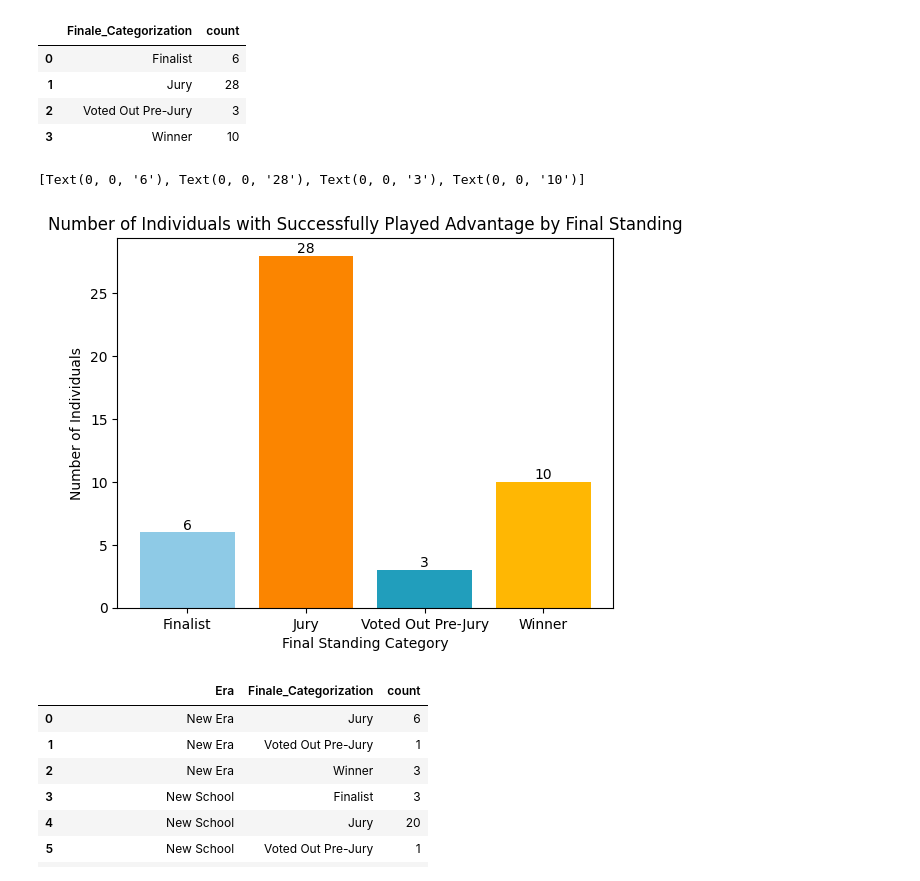
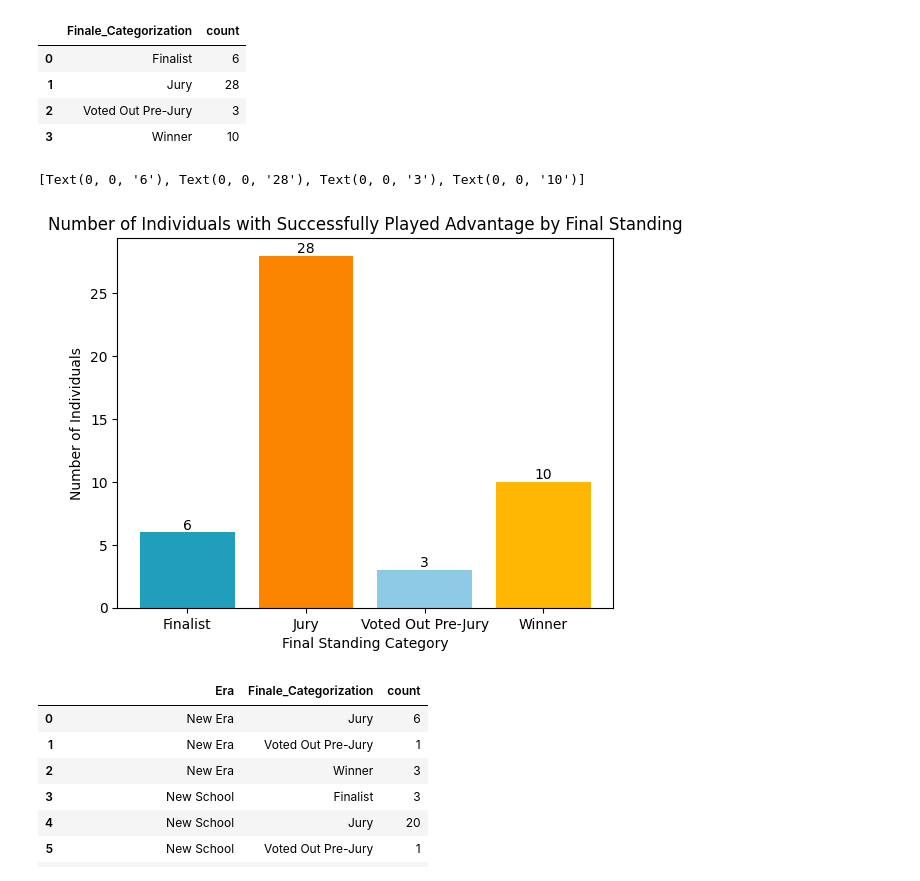
Before and after one commit to akerdolff/Survivor, a Jupyter notebook: Survivor_Analysis.ipynb, the cells around one changed output. Drawn from its saved outputs; the diff is of its cells as text; code cells hidden in the pictures.

```diff
--- a/Survivor_Analysis.ipynb
+++ b/Survivor_Analysis.ipynb
@@ -479,14 +481,14 @@ df_finale_categorization_successfully_played_advantage
 # %%
 #visualization of number of individuals with an advantage successfully played grouped by finale categorization
 
 plt.title('Number of Individuals with Successfully Played Advantage by Final Standing')
-bars = plt.bar(df_finale_categorization_successfully_played_advantage['Finale_Categorization'], df_finale_categorization_successfully_played_advantage['count'], color = ['#8ecae6', '#fb8500', '#219ebc', '#ffb703'])
+bars = plt.bar(df_finale_categorization_successfully_played_advantage['Finale_Categorization'], df_finale_categorization_successfully_played_advantage['count'], color = [ '#219ebc', '#fb8500', '#8ecae6', '#ffb703'])
 plt.ylabel('Number of Individuals')
 plt.xlabel('Final Standing Category')
 plt.bar_label(bars)
 # %% [output]
 [Text(0, 0, '6'), Text(0, 0, '28'), Text(0, 0, '3'), Text(0, 0, '10')]
-[figure, old version]
+[figure, new version]
 # %%
 #Query: Number of individuals who successfully played an advantage grouped first by era, then by finale category
 
```
Also changed, not shown: parts of 3 cells of this notebook, 4 other files.
